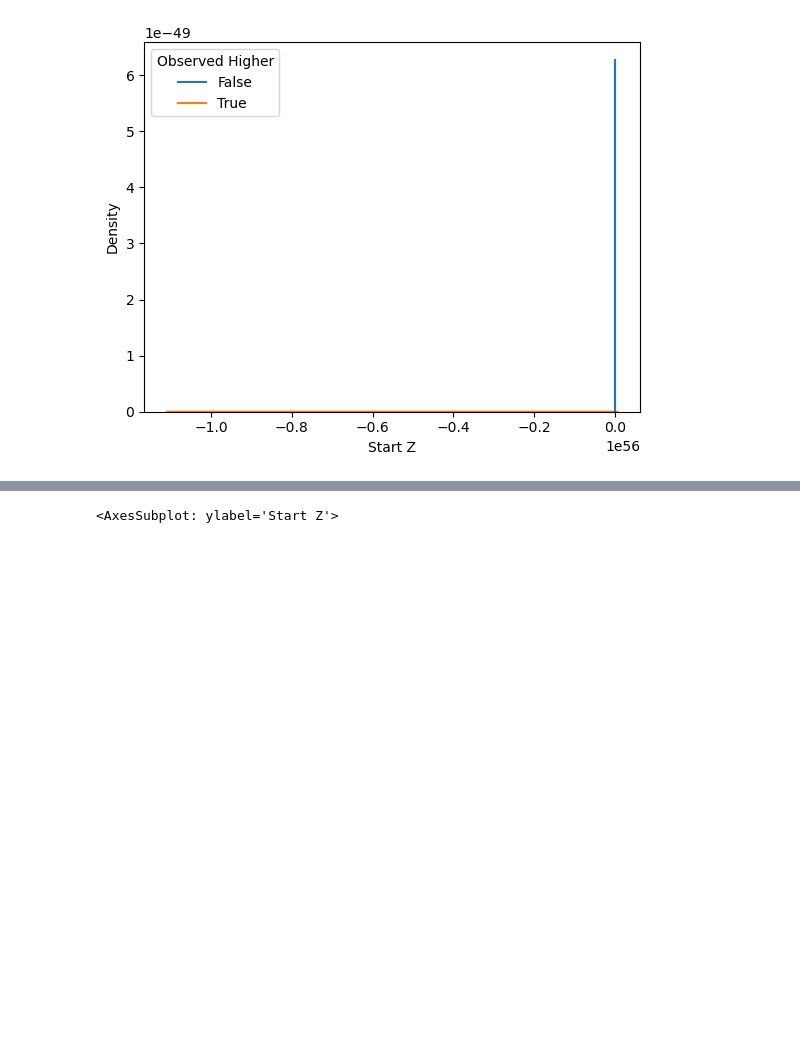
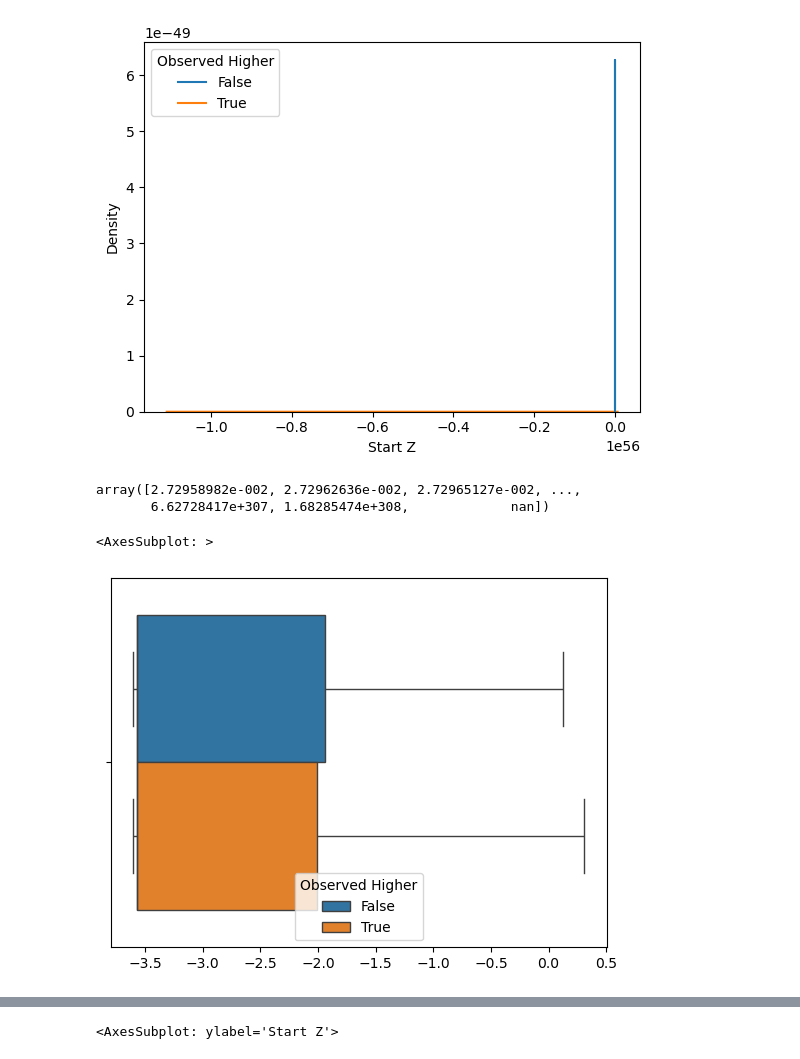
Before and after one commit to ELEN-Workshops-and-LDI/LDI-ML, a Jupyter notebook: max likelihood.ipynb, the cells around one changed output, grey strips where cells are left out. Saved outputs shown, nothing was run; the diff lists cells and outputs as text; code cells hidden in the pictures; blank space fills up the shorter version.

```diff
--- a/max likelihood.ipynb
+++ b/max likelihood.ipynb
@@ -1498,7 +1504,7 @@ sns.kdeplot(df, x='Start Z', hue='Observed Higher')
 [figure]
 # %%
 actually_higher = df.loc[df['Observed Higher']&(df.offset>=0), 'Start Z']
-actually_lower = df.loc[~df['Observed Higher']&(df.offset>=0), 'Start Z']
+actually_lower = df.loc[(~df['Observed Higher'])&(df.offset>=0), 'Start Z']
 # %%
 gaussian(mu=actually_lower.mean, std=actually_lower.st)
 # %%
@@ -1505,0 +1524,10 @@ ests =scipy.stats.norm(loc=actually_lower.mean(), scale=actually_lower.std()).pd
+# %%
+np.unique(ests)
+# %% [output]
+array([2.72958982e-002, 2.72962636e-002, 2.72965127e-002, ...,
+       6.62728417e+307, 1.68285474e+308,             nan])
+# %%
+sns.boxplot(x=np.log(ests), hue=df.loc[(df.offset>=0), 'Observed Higher'],showfliers=False)
+# %% [output]
+<AxesSubplot: >
+[figure, added]
```
Also changed, not shown: parts of 24 cells of this notebook, 5 other files.
